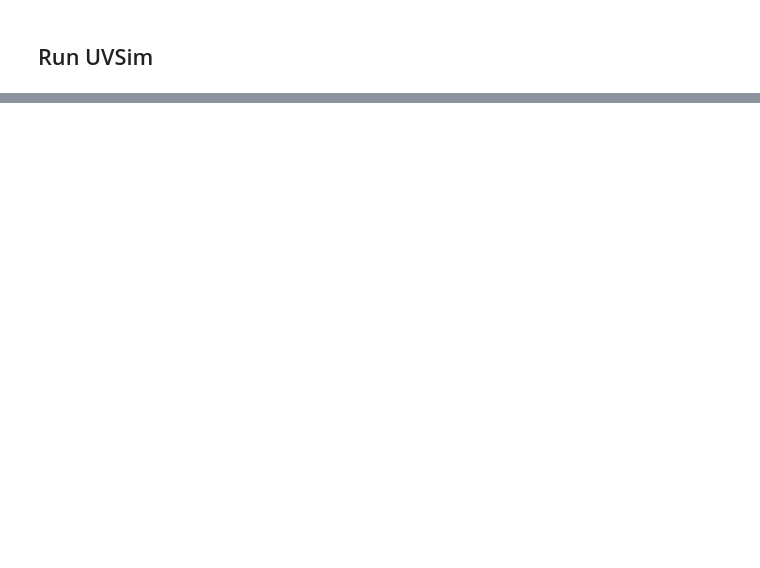
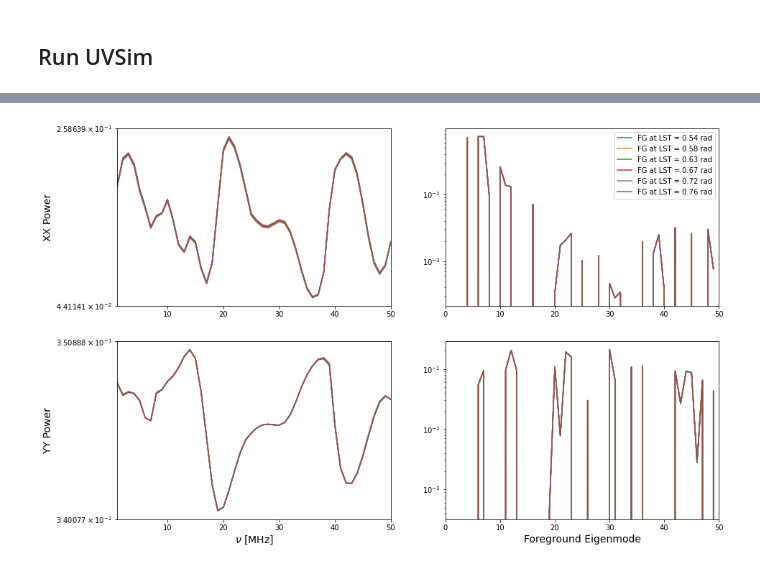
Before and after one commit to christianhbye/lusee_sky_simulations, a Jupyter notebook: notebooks/mock_lusee_night_analysis.ipynb, the cells around one changed output, grey strips where cells are left out. Saved outputs shown, nothing was run; the diff lists cells and outputs as text; code cells hidden in the pictures; blank space fills up the shorter version.

```diff
--- a/notebooks/mock_lusee_night_analysis.ipynb
+++ b/notebooks/mock_lusee_night_analysis.ipynb
@@ -521,7 +103,0 @@ plt.show()
-# %%
-dot_matrix = np.zeros((len(freqs), len(freqs)))
-dot_matrix_d = np.zeros_like(dot_matrix)
-for i in range(dot_matrix.shape[0]):
-    for j in range(dot_matrix.shape[1]):
-        dot_matrix[i, j] = Vm[i] @ V[j] * np.sqrt( Sm[i])
-        dot_matrix_d[i, j] = Vm[i] @ Vd[j] * np.sqrt(Smd[i])
@@ -865,0 +144,31 @@ plt.show()
+# %%
+pols = ["XX", "YY"]
+
+idata = uvdata.data_array[:, 0, :, :2]  # uncalibrated, nspws=0, no crosspols
+d = idata - np.mean(idata, axis=0)  # subtract mean
+
+V_full = np.empty((uvdata.freq_array[0].size, uvdata.freq_array[0].size, 2)) # eigenvector change of basis
+for i, _ in enumerate(pols):  # compute for both XX and YY
+    C = np.dot(d[:, :, i].T, d[:, :, i])  # covariance matrix
+    U, S, V = np.linalg.svd(C)
+    V_full[:, :, i] = V
+# %%
+fig, axs = plt.subplots(figsize=(15,10), nrows=2, ncols=2)
+
+for i, lst in enumerate(uvdata.lst_array[::50]):
+    axs[0, 0].plot(uvdata.freq_array[0]/1e6, np.abs(idata[i, :, 0]), label="FG at LST = {:.2f} rad".format(lst))
+    axs[0, 1].plot(V_full[:, :, 0] @ idata[i, :, 0], label="FG at LST = {:.2f} rad".format(lst))
+    axs[1, 0].plot(uvdata.freq_array[0]/1e6, np.abs(idata[i, :, 1]), label="FG at LST = {:.2f} rad".format(lst))
+    axs[1, 1].plot(V_full[:, :, 0] @ idata[0, :, 1], label="FG at LST = {:.2f} rad".format(lst))
+
+plt.setp(axs[:, 0], yscale="symlog", xlim=(uvdata.freq_array[0].min()/1e6, uvdata.freq_array[0].max()/1e6))
+plt.setp(axs[:, 1], yscale="log", xlim=(0, len(V_full)))
+axs[1, 0].set_xlabel("$\\nu$ [MHz]", fontsize=14)
+axs[1, 1].set_xlabel("Foreground Eigenmode", fontsize=14)
+for i, pol in enumerate(pols):
+    axs[i, 0].set_ylabel(f"{pol} Power", fontsize=14)
+axs[0, 1].legend()
+
+plt.show()
+# %% [output]
+[figure, added]
```
Also changed, not shown: parts of 53 cells of this notebook.
